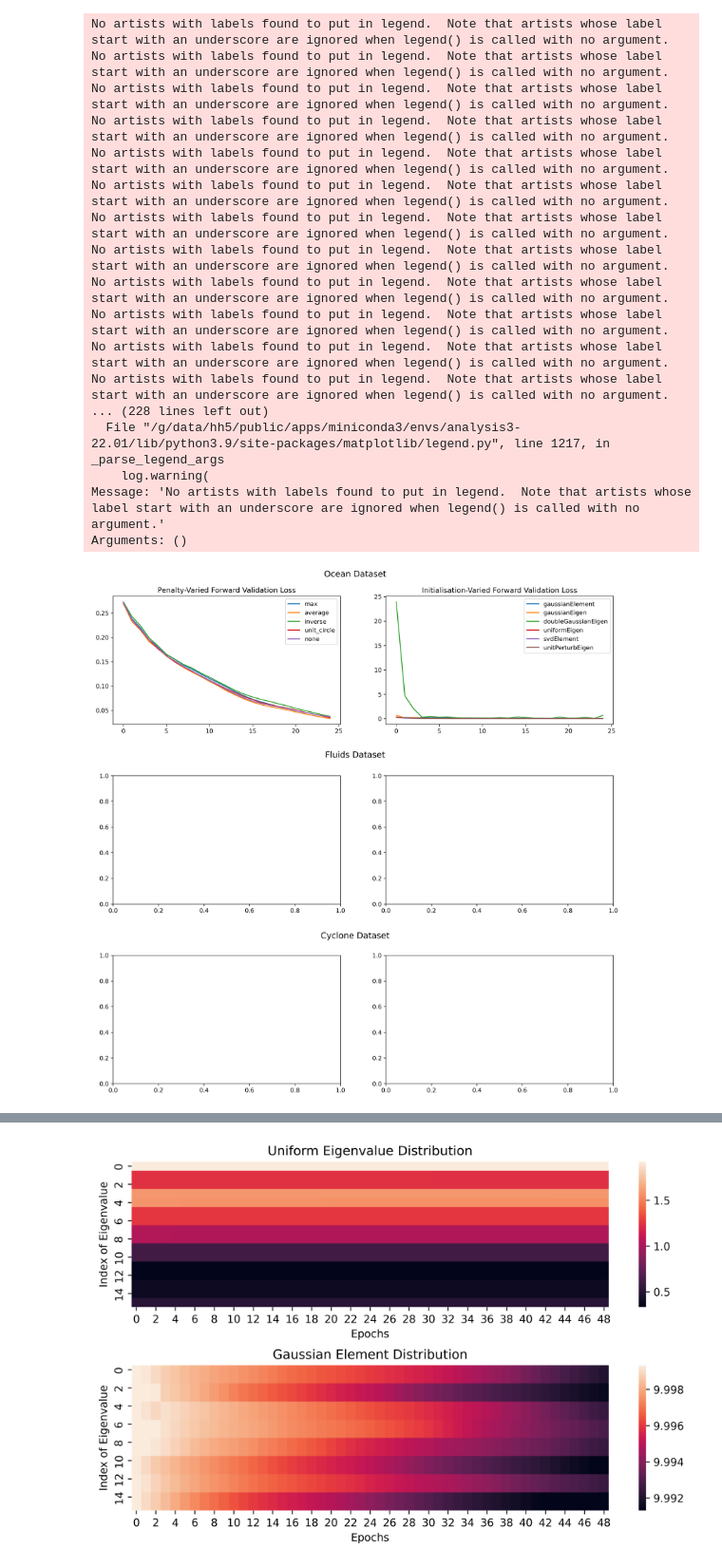
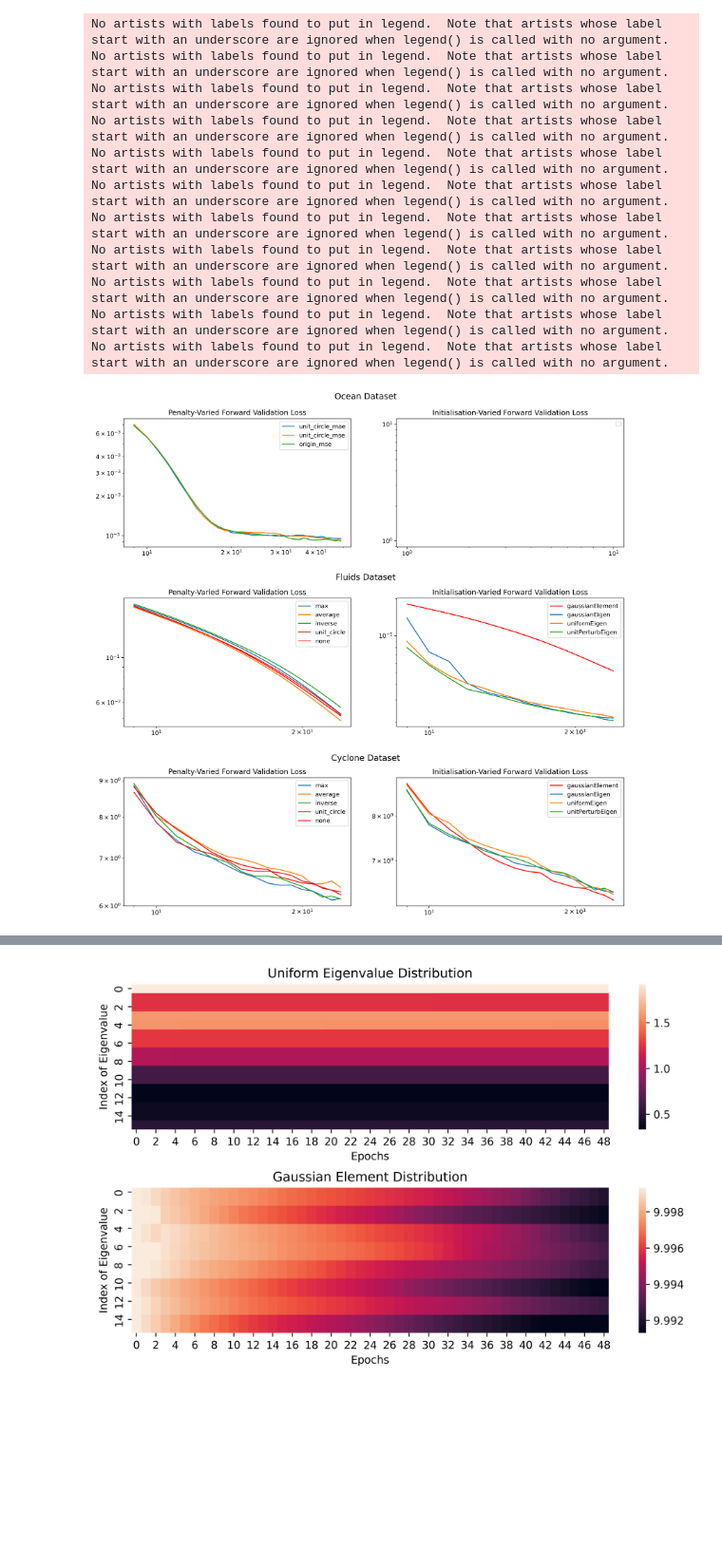
Before and after one commit to jackmiller2003/kae-cyclones, a Jupyter notebook: src/graphing_from_csv.ipynb, the cells around one changed output, grey strips where cells are left out. Shown at 95% size. Cells and saved outputs as stored; diff of their text form; code cells hidden in the pictures; blank space fills up the shorter version.

```diff
--- a/src/graphing_from_csv.ipynb
+++ b/src/graphing_from_csv.ipynb
@@ -13,8 +14,12 @@ from pandas import DataFrame as df
+# %%
+def smooth(x,y, N=10):
+    cumsum = np.cumsum(np.insert(y, 0, 0))
+    return x[N-1:], (cumsum[N:] - cumsum[:-N]) / float(N)
 # %%
 logger = logging.getLogger('my_module_name')
 otherResults = []
 
-with open("/home/156/cn1951/kae-cyclones/results/run_data/fluidRun.json", 'r') as f:
+with open("/home/156/jm0124/kae-cyclones/results/run_data/ocean_overnight.json", 'r') as f:
      otherResults.append(('Fluid',json.load(f)))
 
 with open("/home/156/jm0124/kae-cyclones/results/run_data/fluidRun.json", 'r') as f:
@@ -26,44 +31,58 @@ with open("/home/156/jm0124/kae-cyclones/results/run_data/cycloneRun3.json", 'r'
 fig, axs = plt.subplots(3,2,figsize=(15,15), dpi=300)
 
 for i, (name, results) in enumerate(otherResults):
-    epochs = [x for x in range(len(results["average"]["gaussianElement"]["1e0"]["loss"]))]
+    try:
+        epochs = [x for x in range(len(results["unit_circle_mae"]["gaussianElement"]["1e0"]["loss"]))]
+    except:
+        epochs = [x for x in range(len(results["none"]["gaussianElement"]["1e0"]["loss"]))]
     for penaltyName, penalty in results.items():
-        axs[i][0].plot(epochs, penalty["gaussianElement"]["1e0"]["fwd_val"], label=f"{penaltyName}")
+        if penaltyName == 'none':
+            X_, Y_ = smooth(epochs, penalty["gaussianElement"]["1e0"]["fwd_val"])
+            axs[i][0].plot(X_, Y_, label=f"{penaltyName}", color='r')
+        else:
+            X_, Y_ = smooth(epochs, penalty["gaussianElement"]["1e0"]["fwd_val"])
+            axs[i][0].plot(X_, Y_, label=f"{penaltyName}")
 
         if penaltyName == 'none':
             for init_name, init in penalty.items():
-                if not (init_name == 'doubleGaussianEigen' or init_name == 'svdElement'):
-                    axs[i][1].plot(epochs, init["1e0"]["fwd_val"], label=f"{init_name}")
+                if (init_name == 'doubleGaussianEigen' or init_name == 'svdElement'):
+                    continue
+                elif init_name == 'gaussianElement':
+                    X_, Y_ = smooth(epochs, init["1e0"]["fwd_val"])
+                    axs[i][1].plot(X_, Y_, label=f"{init_name}", color='r')
+                else:
+                    X_, Y_ = smooth(epochs, init["1e0"]["fwd_val"])
+                    axs[i][1].plot(X_, Y_, label=f"{init_name}")
 
         axs[i][0].legend()
         axs[i][1].legend()
         axs[i][0].set_title('Penalty-Varied Forward Validation Loss')
         axs[i][1].set_title('Initialisation-Varied Forward Validation Loss')
 
+for row in axs:
+    for ax in row:
+        ax.set_yscale('log')
+        ax.set_xscale('log')
+
+
 plt.figtext(0.5,0.92, "Ocean Dataset", ha="center", va="top", fontsize=14)
 plt.figtext(0.5,0.64, "Fluids Dataset", ha="center", va="top", fontsize=14)
 plt.figtext(0.5,0.36, "Cyclone Dataset", ha="center", va="top", fontsize=14)
 plt.subplots_adjust(hspace = 0.4 )
 plt.show()
 # %% [output]
 No artists with labels found to put in legend.  Note that artists whose label start with an underscore are ignored when legend() is called with no argument.
 No artists with labels found to put in legend.  Note that artists whose label start with an underscore are ignored when legend() is called with no argument.
 No artists with labels found to put in legend.  Note that artists whose label start with an underscore are ignored when legend() is called with no argument.
 No artists with labels found to put in legend.  Note that artists whose label start with an underscore are ignored when legend() is called with no argument.
 No artists with labels found to put in legend.  Note that artists whose label start with an underscore are ignored when legend() is called with no argument.
 No artists with labels found to put in legend.  Note that artists whose label start with an underscore are ignored when legend() is called with no argument.
 No artists with labels found to put in legend.  Note that artists whose label start with an underscore are ignored when legend() is called with no argument.
 No artists with labels found to put in legend.  Note that artists whose label start with an underscore are ignored when legend() is called with no argument.
 No artists with labels found to put in legend.  Note that artists whose label start with an underscore are ignored when legend() is called with no argument.
 No artists with labels found to put in legend.  Note that artists whose label start with an underscore are ignored when legend() is called with no argument.
 No artists with labels found to put in legend.  Note that artists whose label start with an underscore are ignored when legend() is called with no argument.
-No artists with labels found to put in legend.  Note that artists whose label start with an underscore are ignored when legend() is called with no argument.
-... (228 lines left out)
-  File "/g/data/hh5/public/apps/miniconda3/envs/analysis3-22.01/lib/python3.9/site-packages/matplotlib/legend.py", line 1217, in _parse_legend_args
-    log.warning(
-Message: 'No artists with labels found to put in legend.  Note that artists whose label start with an underscore are ignored when legend() is called with no argument.'
-Arguments: ()
-[figure, old version]
+[figure, new version]
 # %%
 fig, axs = plt.subplots(3,2,figsize=(15,15), dpi=300)
 otherResults = []
```
Also changed, not shown: parts of 8 cells of this notebook, 14 other files.
